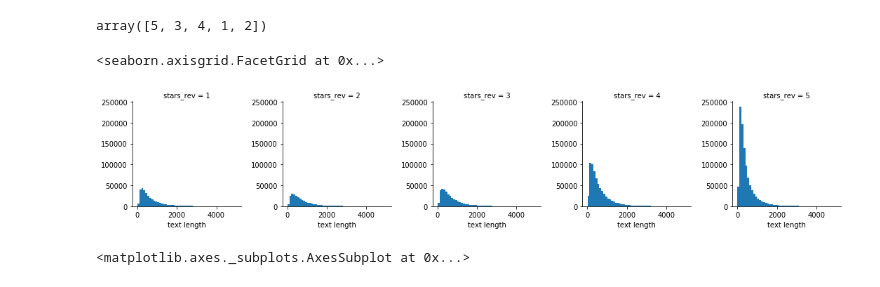
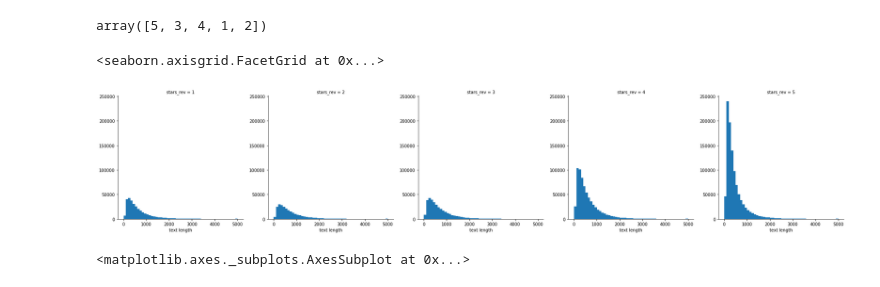
Before and after one commit to Chibuzor44/dsi-capstone, a Jupyter notebook: sage_yelp.ipynb, the cells around one changed output. Drawn from its saved outputs; the diff is of its cells as text; code cells hidden in the pictures.

Commit message:
cleaned sage_yelp and added plots

```diff
--- a/sage_yelp.ipynb
+++ b/sage_yelp.ipynb
@@ -207,11 +201,11 @@ array([5, 3, 4, 1, 2])
 # %%
 df_loaded['text length'] = df_loaded['text'].apply(len)
 # %%
-g = sns.FacetGrid(data=df_loaded, col='stars_rev')
+g = sns.FacetGrid(data=df_loaded, col='stars_rev', size=5)
 g.map(plt.hist, 'text length', bins=50)
 # %% [output]
 <seaborn.axisgrid.FacetGrid at 0x...>
-[figure, old version]
+[figure, new version]
 # %%
 sns.boxplot(x='stars_rev', y='text length', data=df_loaded)
 # %% [output]
```
Also changed, not shown: parts of 55 cells of this notebook, 2 other files.
